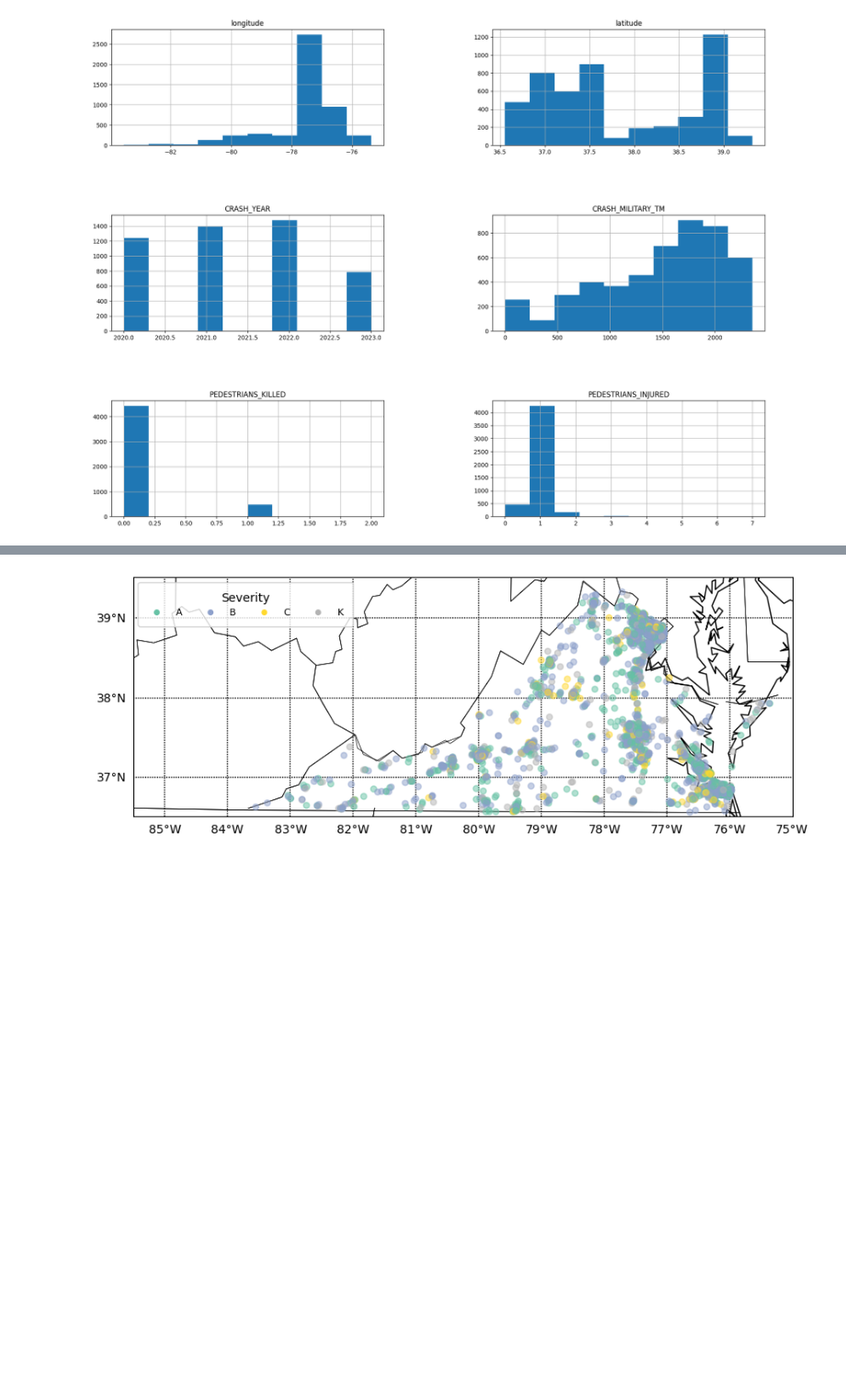
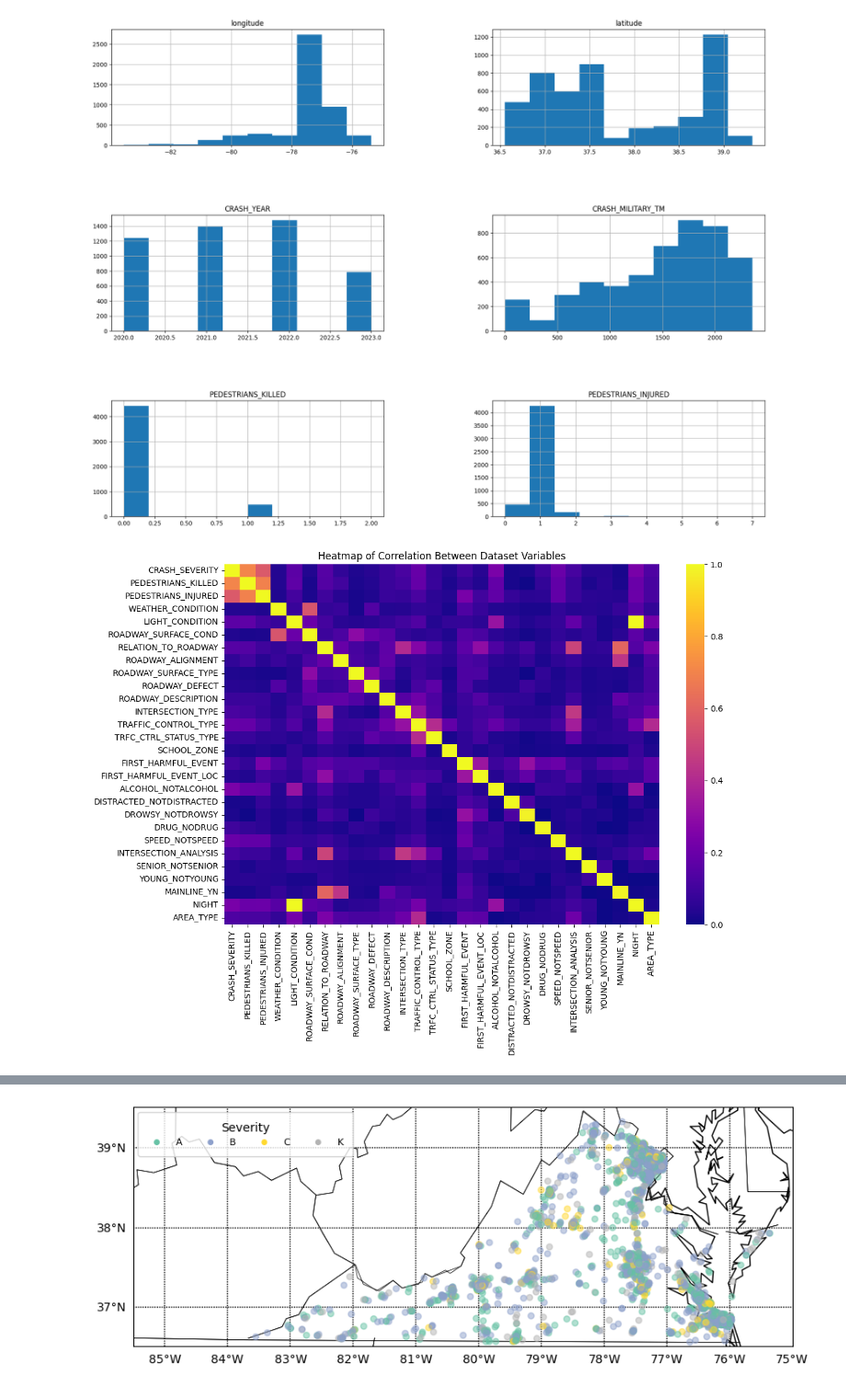
Before and after one commit to chrryyy/cs_4774_team_snorlax, a Jupyter notebook: Analysis_of_Improving_Pedestrian_Safety.ipynb, the cells around one changed output, grey strips where cells are left out. Shown at 92% size. Saved outputs shown, nothing was run; the diff lists cells and outputs as text; code cells hidden in the pictures; blank space fills up the shorter version.

Commit message:
Added a correlation matrix using cramer's

```diff
--- a/Analysis_of_Improving_Pedestrian_Safety.ipynb
+++ b/Analysis_of_Improving_Pedestrian_Safety.ipynb
@@ -107,3 +107,28 @@ plt.subplots_adjust(wspace = 0.4,hspace = 0.6)
 plt.show()
 # %% [output]
 [figure]
+# %%
+from scipy.stats import chi2_contingency
+corr_data = crash_data.drop(columns=['longitude', 'latitude', 'CRASH_MILITARY_TM', 'CRASH_YEAR'])
+# https://www.geeksforgeeks.org/how-to-calculate-cramers-v-in-python/# used this source to code cramer's
+# to create a correlation matrix with categorical and numerical variables
+def cramers_v(x, y):
+    confusion_matrix = pd.crosstab(x, y)
+    chi2 = chi2_contingency(confusion_matrix)[0]
+    n = confusion_matrix.sum().sum()
+    phi2 = chi2 / n
+    minimum_dimension = min(confusion_matrix.shape)-1
+    return np.sqrt(phi2 / minimum_dimension)
+
+cramer_matrix = pd.DataFrame(index=corr_data.columns, columns=corr_data.columns)
+for i in corr_data.columns:
+    for j in corr_data.columns:
+        cramer_matrix.loc[i,j] = cramers_v(crash_data[i], crash_data[j])
+# %%
+plt.figure(figsize=(12, 8))
+cmap = sns.diverging_palette(220, 20, as_cmap=True)
+sns.heatmap(cramer_matrix.astype(float), annot=False, cmap="plasma")
+plt.title("Heatmap of Correlation Between Dataset Variables")
+plt.show()
+# %% [output]
+[figure, added]
```
Also changed, not shown: parts of 1 cell of this notebook.
